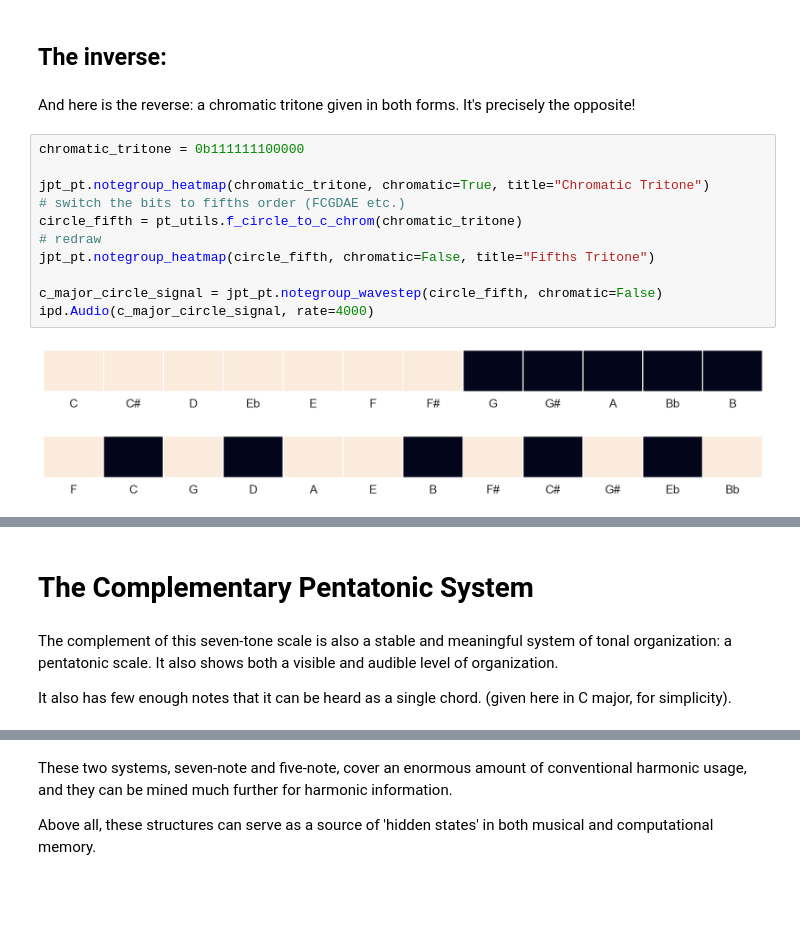
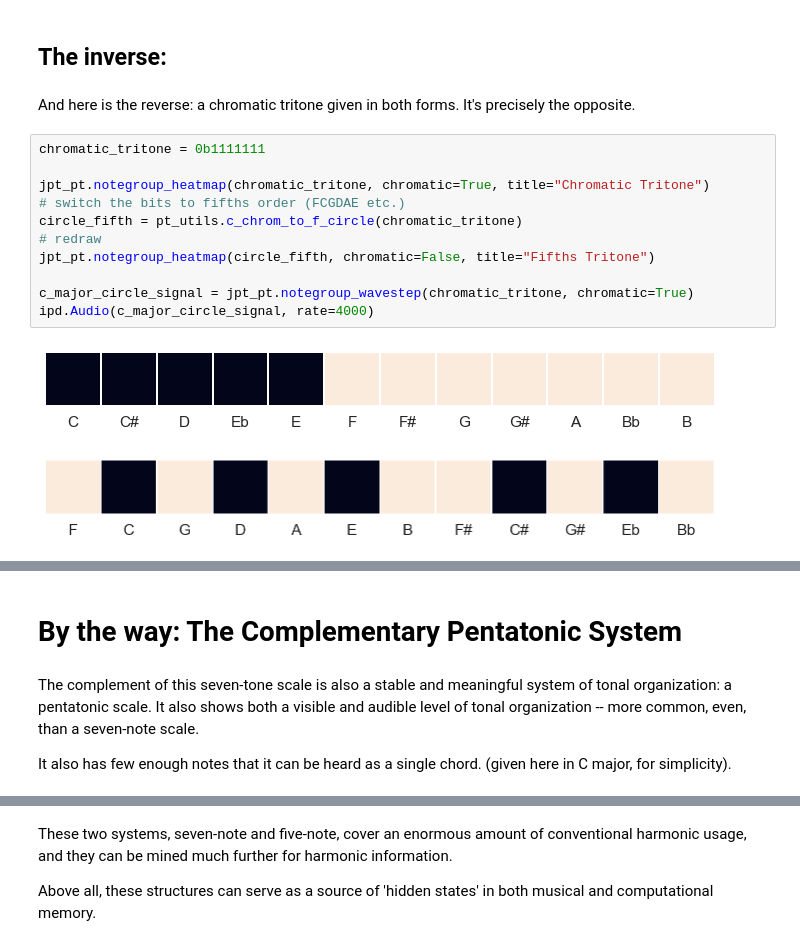
Before and after one commit to timsum/harmonypartition, a Jupyter notebook: jup/Chapter_2_Oct_Fifth_Entropy.ipynb, the cells around one changed output, grey strips where cells are left out. Drawn from its saved outputs; the diff is of its cells as text; blank space fills up the shorter version.

```diff
--- a/jup/Chapter_2_Oct_Fifth_Entropy.ipynb
+++ b/jup/Chapter_2_Oct_Fifth_Entropy.ipynb
@@ -35,26 +35,26 @@ ipd.Audio(c_major_circle_signal, rate=4000)
 # %% [markdown]
 ## The inverse:
 # %% [markdown]
-And here is the reverse: a chromatic tritone given in both forms. It's precisely the opposite!
+And here is the reverse: a chromatic tritone given in both forms. It's precisely the opposite.
 # %%
-chromatic_tritone = 0b111111100000
+chromatic_tritone = 0b1111111
 
 jpt_pt.notegroup_heatmap(chromatic_tritone, chromatic=True, title="Chromatic Tritone")
 # switch the bits to fifths order (FCGDAE etc.)
-circle_fifth = pt_utils.f_circle_to_c_chrom(chromatic_tritone)
+circle_fifth = pt_utils.c_chrom_to_f_circle(chromatic_tritone)
 # redraw
 jpt_pt.notegroup_heatmap(circle_fifth, chromatic=False, title="Fifths Tritone")
 
-c_major_circle_signal = jpt_pt.notegroup_wavestep(circle_fifth, chromatic=False)
+c_major_circle_signal = jpt_pt.notegroup_wavestep(chromatic_tritone, chromatic=True)
 ipd.Audio(c_major_circle_signal, rate=4000)
 # %% [output]
-[figure, old version]
+[figure, new version]
-[figure, old version]
+[figure, new version]
 [interactive output not drawn]
 # %% [markdown]
-# The Complementary Pentatonic System
+# By the way: The Complementary Pentatonic System
 # %% [markdown]
-The complement of this seven-tone scale is also a stable and meaningful system of tonal organization: a pentatonic scale. It also shows both a visible and audible level of organization.
+The complement of this seven-tone scale is also a stable and meaningful system of tonal organization: a pentatonic scale. It also shows both a visible and audible level of tonal organization -- more common, even, than a seven-note scale.
 
 It also has few enough notes that it can be heard as a single chord. (given here in C major, for simplicity).
 # %%
```
Also changed, not shown: parts of 14 cells of this notebook, 4 other files.
